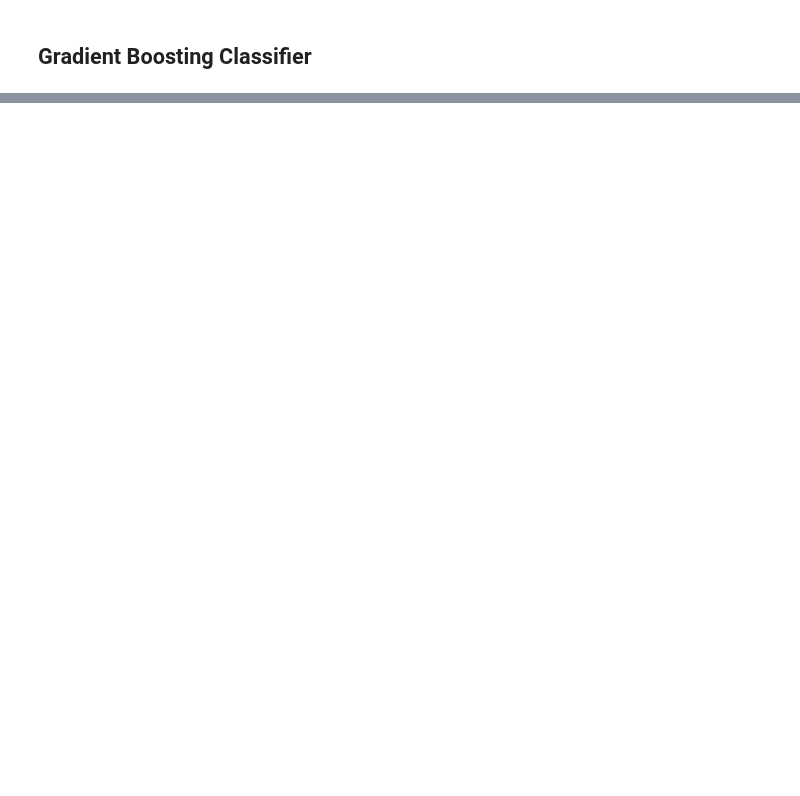
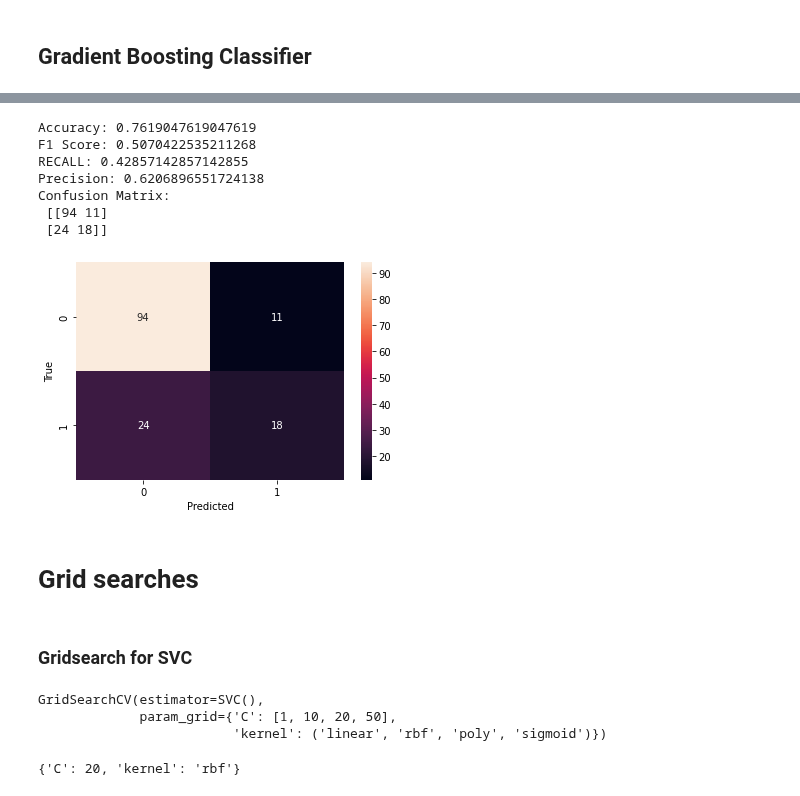
Before and after one commit to jhupiterz/tech-friends, a Jupyter notebook: goal_zone/goal_zone.ipynb, the cells around one changed output, grey strips where cells are left out. Cells and saved outputs as stored; diff of their text form; code cells hidden in the pictures; blank space fills up the shorter version.

```diff
--- a/goal_zone/goal_zone.ipynb
+++ b/goal_zone/goal_zone.ipynb
@@ -276,0 +311,39 @@ Confusion Matrix:
+# %%
+rf = RandomForestClassifier(max_depth=5, min_samples_leaf=4, min_samples_split=4, n_estimators=73)
+rf.fit(X_resampled, y_resampled)
+y_true = y_test
+y_pred = svc.predict(X_test)
+print("Accuracy:", svc.score(X_test, y_test))
+print("F1 Score:", f1_score(y_true, y_pred))
+print("RECALL:", recall_score(y_true, y_pred))
+print("Precision:", precision_score(y_true, y_pred))
+print("Confusion Matrix:\n", confusion_matrix(y_true, y_pred))
+fig = sns.heatmap(confusion_matrix(y_true, y_pred), annot=True)
+plt.xlabel("Predicted")
+plt.ylabel("True");
+# %% [output]
+Accuracy: 0.7619047619047619
+F1 Score: 0.5070422535211268
+RECALL: 0.42857142857142855
+Precision: 0.6206896551724138
+Confusion Matrix:
+ [[94 11]
+ [24 18]]
+[figure, added]
+# %% [markdown]
+# Grid searches
+# %% [markdown]
+### Gridsearch for SVC
+# %%
+parameters = {'kernel':('linear', 'rbf', 'poly', 'sigmoid'), 'C':[1, 10, 20, 50]}
+svc = SVC()
+clf = GridSearchCV(svc, parameters)
+clf.fit(X_resampled, y_resampled)
+# %% [output]
+GridSearchCV(estimator=SVC(),
+             param_grid={'C': [1, 10, 20, 50],
+                         'kernel': ('linear', 'rbf', 'poly', 'sigmoid')})
+# %%
+clf.best_params_
+# %% [output]
+{'C': 20, 'kernel': 'rbf'}
```
Also changed, not shown: parts of 82 cells of this notebook.
